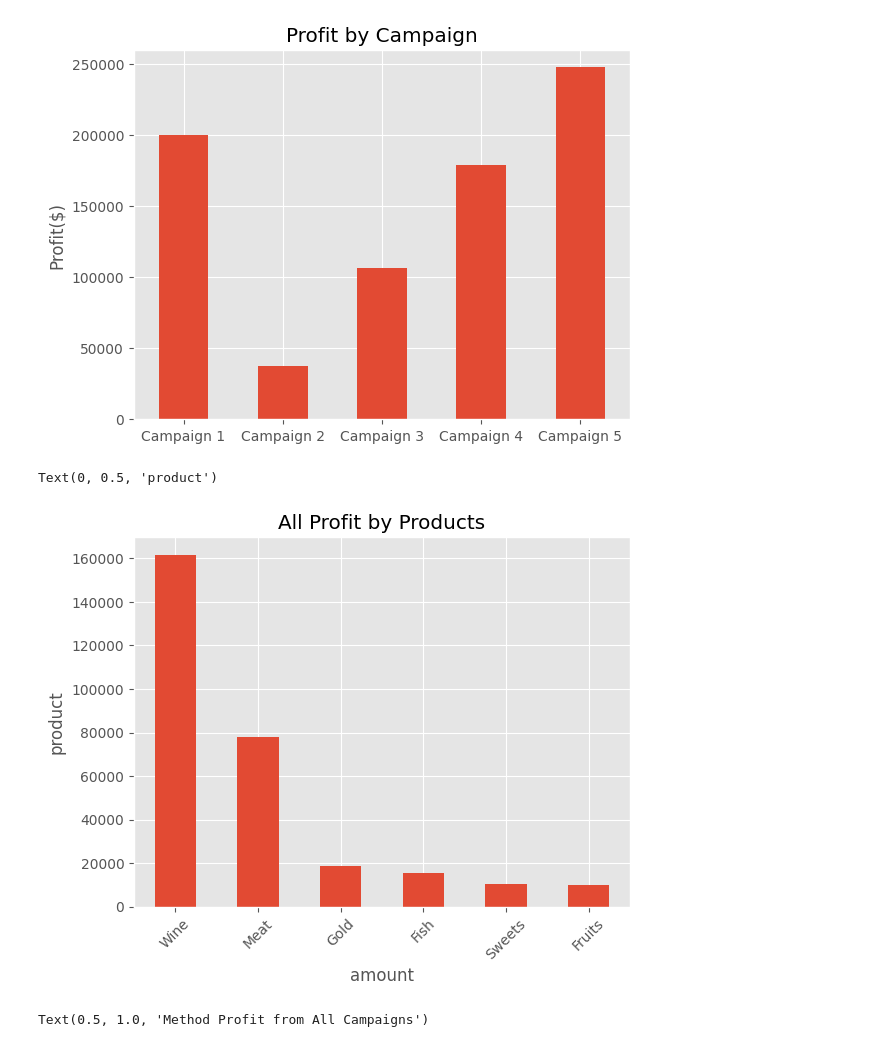
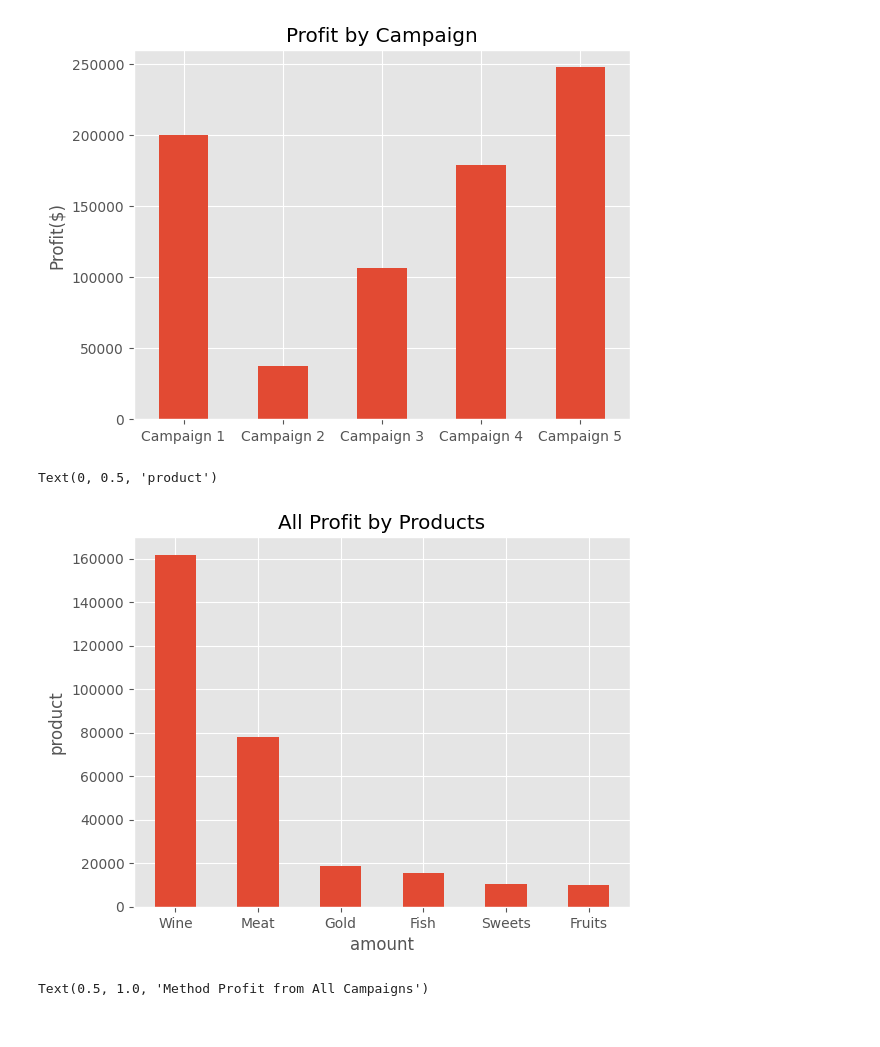
Before and after one commit to DottL/MarketingAnalysis, a Jupyter notebook: MarketingCampaignsAnalysis.ipynb, the cells around one changed output. Saved outputs shown, nothing was run; the diff lists cells and outputs as text; code cells hidden in the pictures.

```diff
--- a/MarketingCampaignsAnalysis.ipynb
+++ b/MarketingCampaignsAnalysis.ipynb
@@ -153,21 +145,21 @@ plt.show()
 # %%
 # # make a
 # for camp in campaigns[:-1]:
 #     plt.figure(figsize=(5, 3)) # sizing goes before heatmap (width,height)
 #     camp_data[camp_data[camp]==1][products[:6]].sum().plot.barh()
 #     plt.title(camp)
 #     plt.show()
 product_name = {'MntGoldProds':"Gold", "MntSweetProducts":"Sweets",
                 "MntFishProducts":"Fish", "MntMeatProducts":"Meat",
                 "MntFruits":"Fruits","MntWines":"Wine"}
 camp_data[camp_data[campaigns[-2]]==1][products[:6]].rename(columns=product_name).sum().sort_values(ascending=False).plot.bar()
-plt.xticks(rotation=45)
+plt.xticks(rotation=0)
 plt.title("All Profit by Products")
 plt.xlabel('amount')
 plt.ylabel('product')
 # %% [output]
 Text(0, 0.5, 'product')
-[figure, old version]
+[figure, new version]
 # %%
 #Profit by Purchase Method in all campaign
 method_names = {'NumWebPurchases':'Web', 'NumCatalogPurchases':'Catalog', 'NumStorePurchases':'Store'}
```
Also changed, not shown: parts of 23 cells of this notebook.
